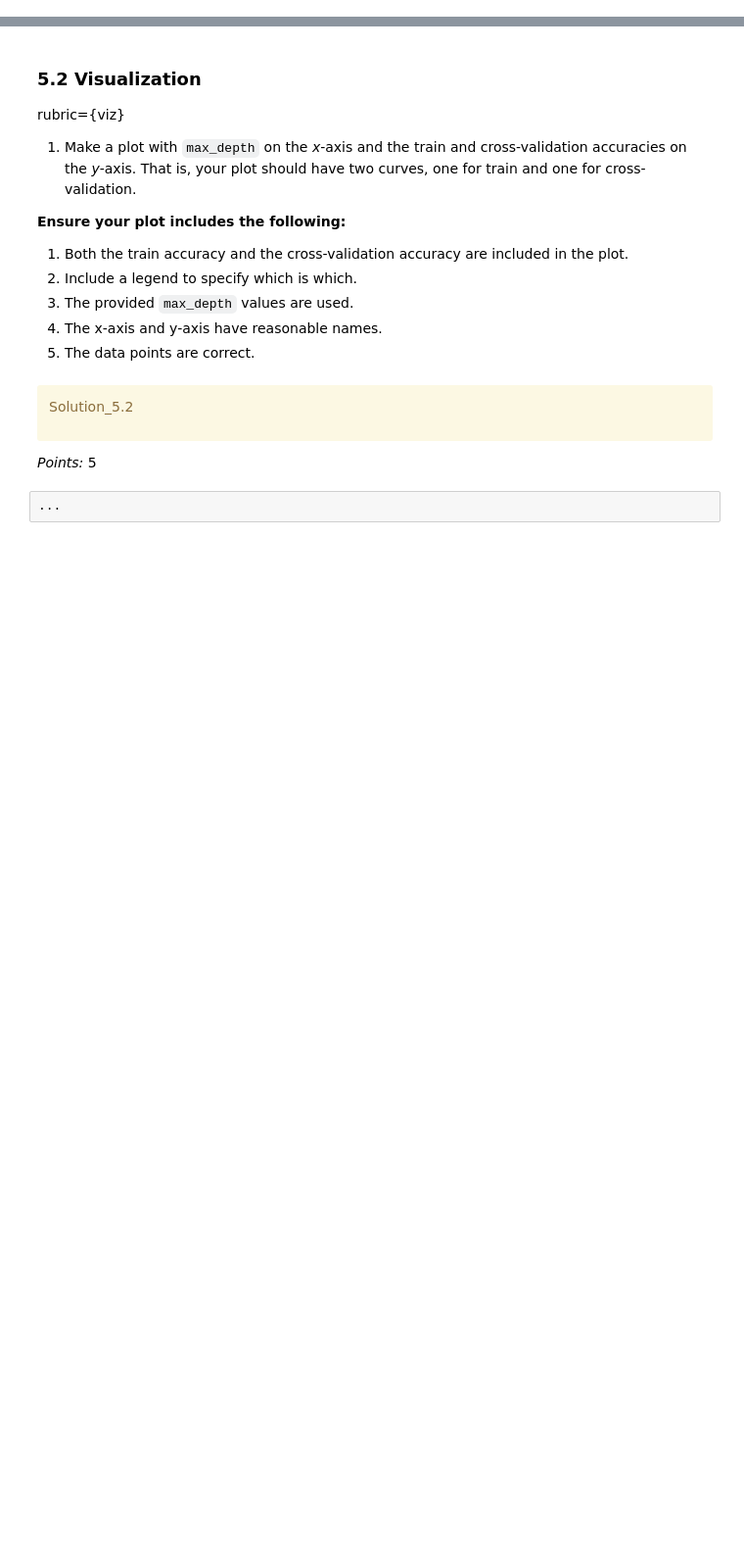
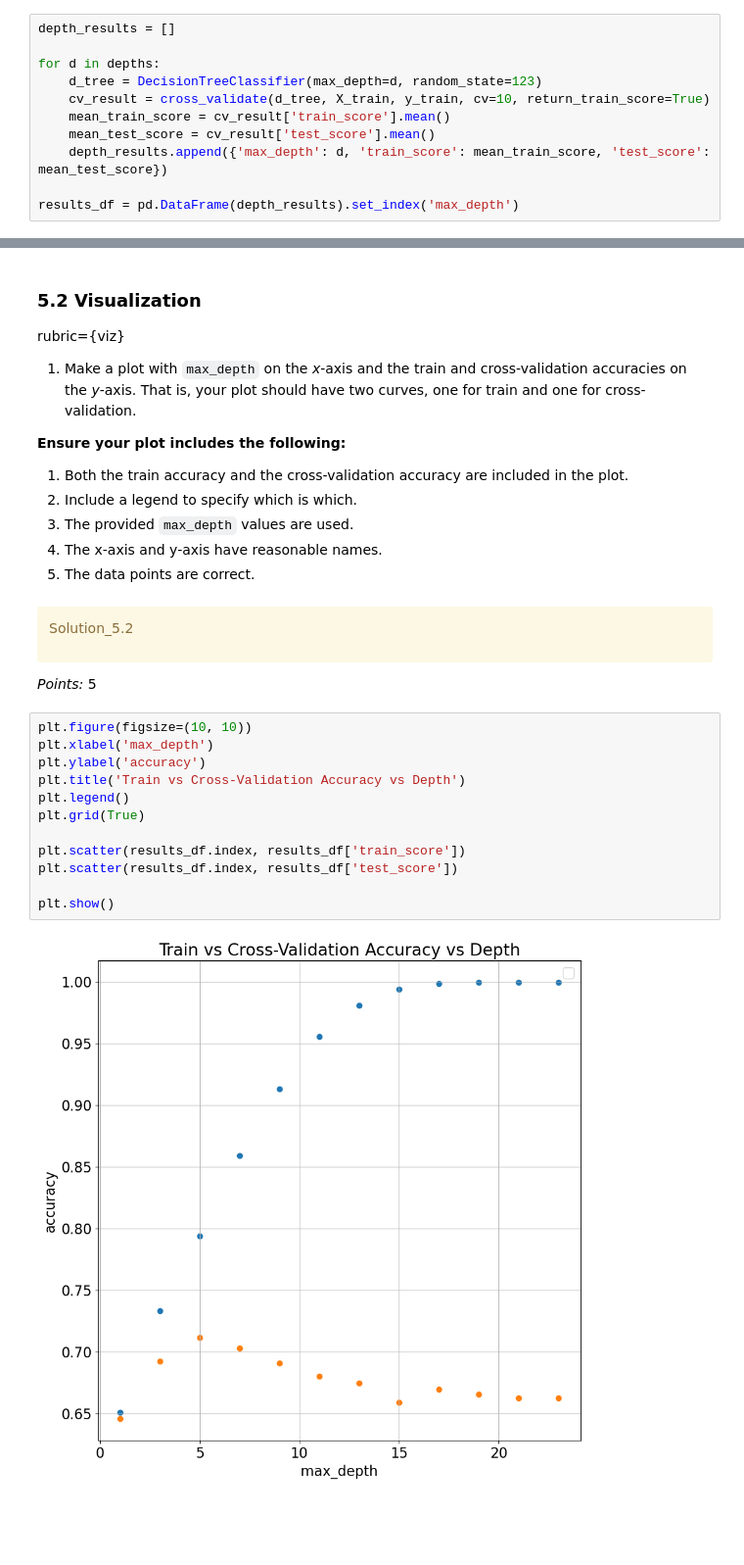
Before and after one commit to am-codez/-CPSC330_HW2, a Jupyter notebook: hw2.ipynb, the cells around one changed output, grey strips where cells are left out. Shown at 98% size. Drawn from its saved outputs; the diff is of its cells as text; blank space fills up the shorter version.

```diff
--- a/hw2.ipynb
+++ b/hw2.ipynb
@@ -984,2 +981,13 @@ Ellipsis
+# %%
+depth_results = []
+
+for d in depths:
+    d_tree = DecisionTreeClassifier(max_depth=d, random_state=123)
+    cv_result = cross_validate(d_tree, X_train, y_train, cv=10, return_train_score=True)
+    mean_train_score = cv_result['train_score'].mean()
+    mean_test_score = cv_result['test_score'].mean()
+    depth_results.append({'max_depth': d, 'train_score': mean_train_score, 'test_score': mean_test_score})
+
+results_df = pd.DataFrame(depth_results).set_index('max_depth')
 # %%
 results_df
@@ -1014,8 +1039,20 @@ Solution_5.2
 </div>
 
 _Points:_ 5
-# %%
-...
+# %%
+plt.figure(figsize=(10, 10))
+plt.xlabel('max_depth')
+plt.ylabel('accuracy')
+plt.title('Train vs Cross-Validation Accuracy vs Depth')
+plt.legend()
+plt.grid(True)
+
+plt.scatter(results_df.index, results_df['train_score'])
+plt.scatter(results_df.index, results_df['test_score'])
+
+plt.show()
+# %% [output]
+[figure, added]
 # %% [markdown]
 <!-- END QUESTION -->
 
```
Also changed, not shown: parts of 13 cells of this notebook, 1 other file.
